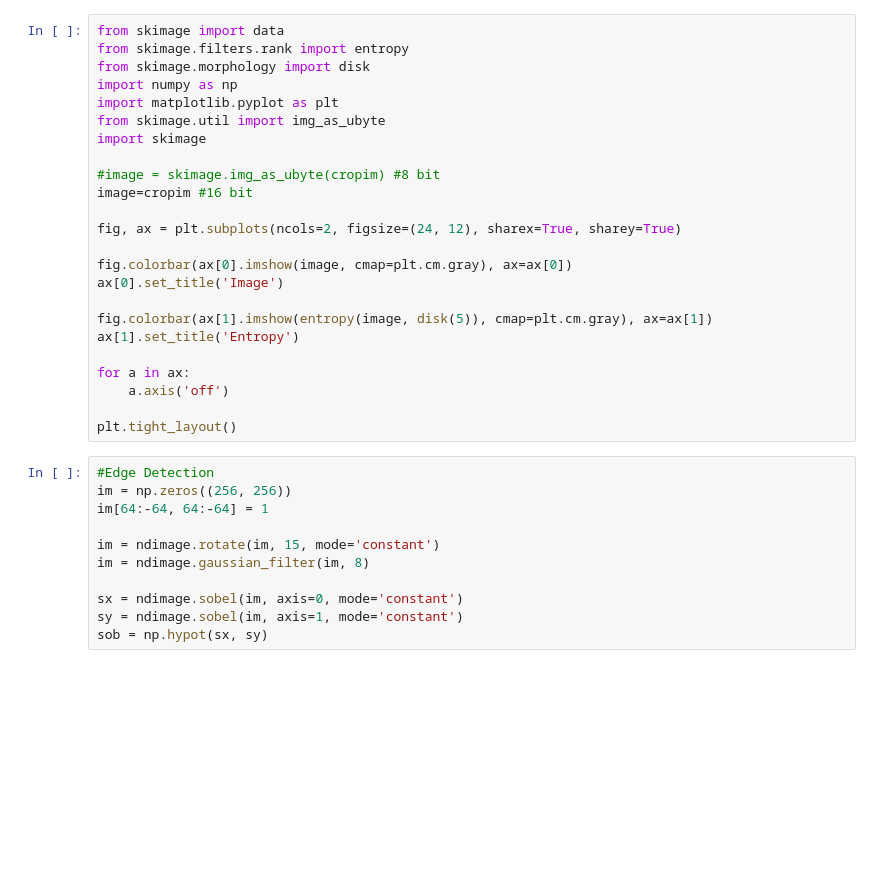
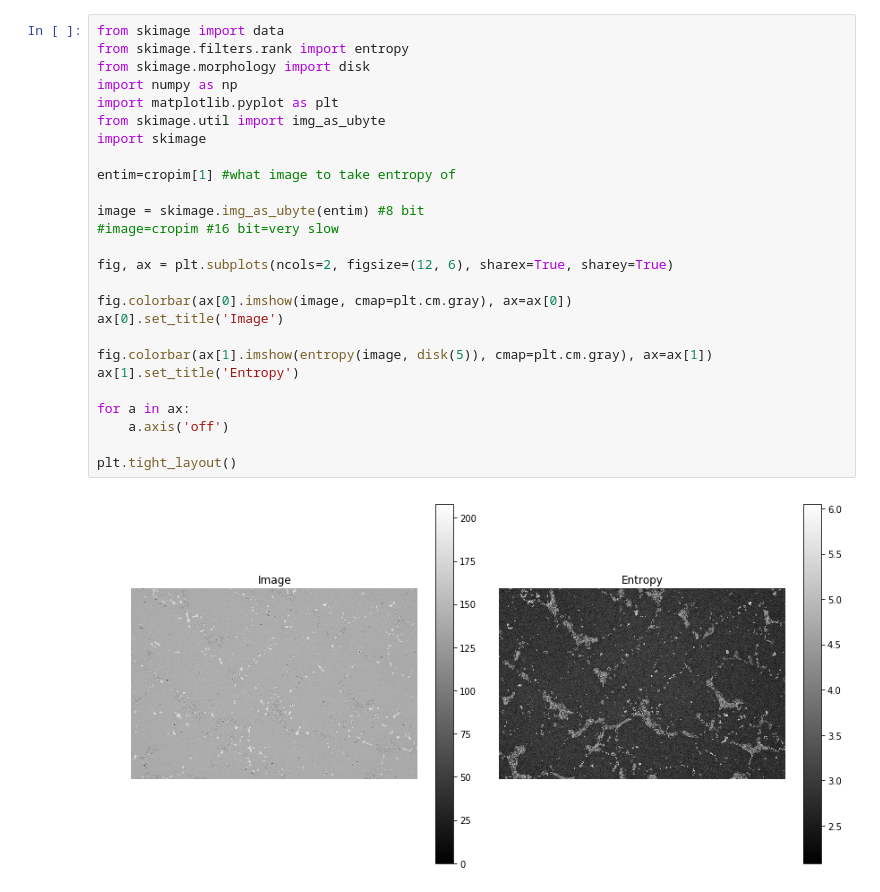
Before and after one commit to smo216/Machine-Learning-Project, a Jupyter notebook: Machine_Learning_Final_Project_Image_Analysis.ipynb, the cells around one changed output. Drawn from its saved outputs; the diff is of its cells as text; blank space fills up the shorter version.

```diff
--- a/Machine_Learning_Final_Project_Image_Analysis.ipynb
+++ b/Machine_Learning_Final_Project_Image_Analysis.ipynb
@@ -51,35 +75,28 @@ posix
 # %%
 from skimage import data
 from skimage.filters.rank import entropy
 from skimage.morphology import disk
 import numpy as np
 import matplotlib.pyplot as plt
 from skimage.util import img_as_ubyte
 import skimage
 
-#image = skimage.img_as_ubyte(cropim) #8 bit
-image=cropim #16 bit
+entim=cropim[1] #what image to take entropy of
 
-fig, ax = plt.subplots(ncols=2, figsize=(24, 12), sharex=True, sharey=True)
+image = skimage.img_as_ubyte(entim) #8 bit
+#image=cropim #16 bit=very slow
+
+fig, ax = plt.subplots(ncols=2, figsize=(12, 6), sharex=True, sharey=True)
 
 fig.colorbar(ax[0].imshow(image, cmap=plt.cm.gray), ax=ax[0])
 ax[0].set_title('Image')
 
 fig.colorbar(ax[1].imshow(entropy(image, disk(5)), cmap=plt.cm.gray), ax=ax[1])
 ax[1].set_title('Entropy')
 
 for a in ax:
     a.axis('off')
 
 plt.tight_layout()
+# %% [output]
+[figure, added]
-# %%
-#Edge Detection
-im = np.zeros((256, 256))
-im[64:-64, 64:-64] = 1
-
-im = ndimage.rotate(im, 15, mode='constant')
-im = ndimage.gaussian_filter(im, 8)
-
-sx = ndimage.sobel(im, axis=0, mode='constant')
-sy = ndimage.sobel(im, axis=1, mode='constant')
-sob = np.hypot(sx, sy)
```
Also changed, not shown: parts of 6 cells of this notebook.
